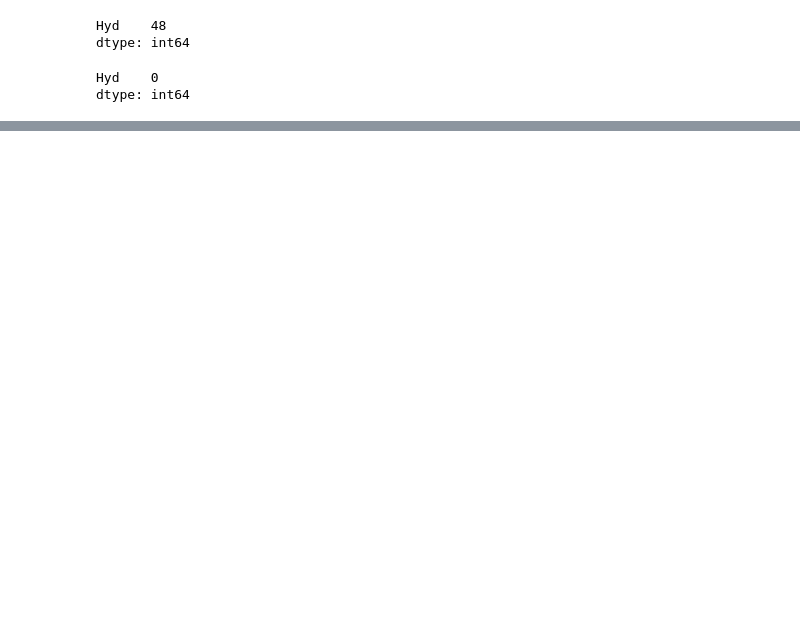
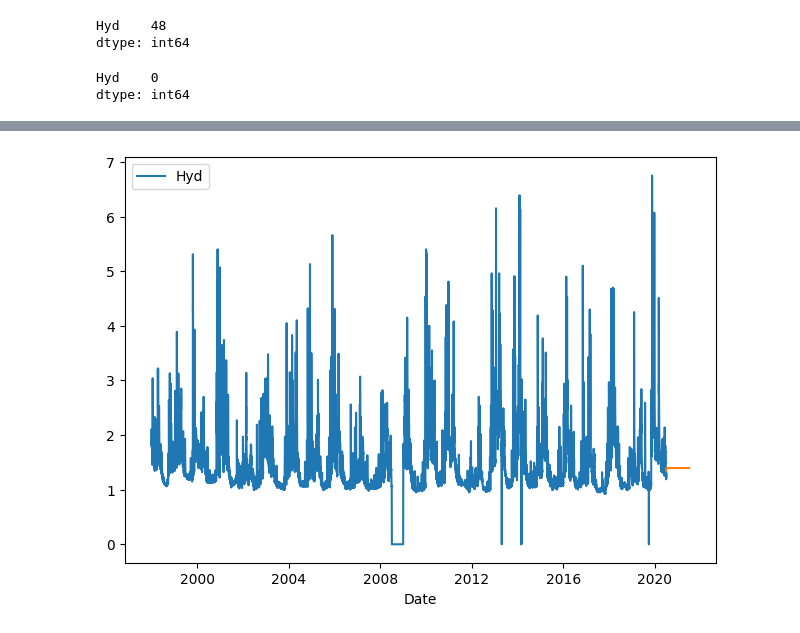
Before and after one commit to 4GeeksAcademy/series_temporales_ErikCaly, a Jupyter notebook: src/explore.ipynb, the cells around one changed output, grey strips where cells are left out. Cells and saved outputs as stored; diff of their text form; code cells hidden in the pictures; blank space fills up the shorter version.

```diff
--- a/src/explore.ipynb
+++ b/src/explore.ipynb
@@ -160,0 +189,4 @@ dtype: float64
+# %%
+from pmdarima import auto_arima
+
+model = auto_arima(ts, seasonal=True, trace=True,m=3)
@@ -160,0 +230,3 @@ dtype: float64
+# %%
+forecast = model.predict(n_periods = 365)
+forecast
@@ -160,0 +246,8 @@ dtype: float64
+# %%
+sns.lineplot(data = ts)
+sns.lineplot(data = forecast)
+
+plt.tight_layout()
+plt.show()
+# %% [output]
+[figure, added]
```
Also changed, not shown: parts of 13 cells of this notebook, 2 other files.
